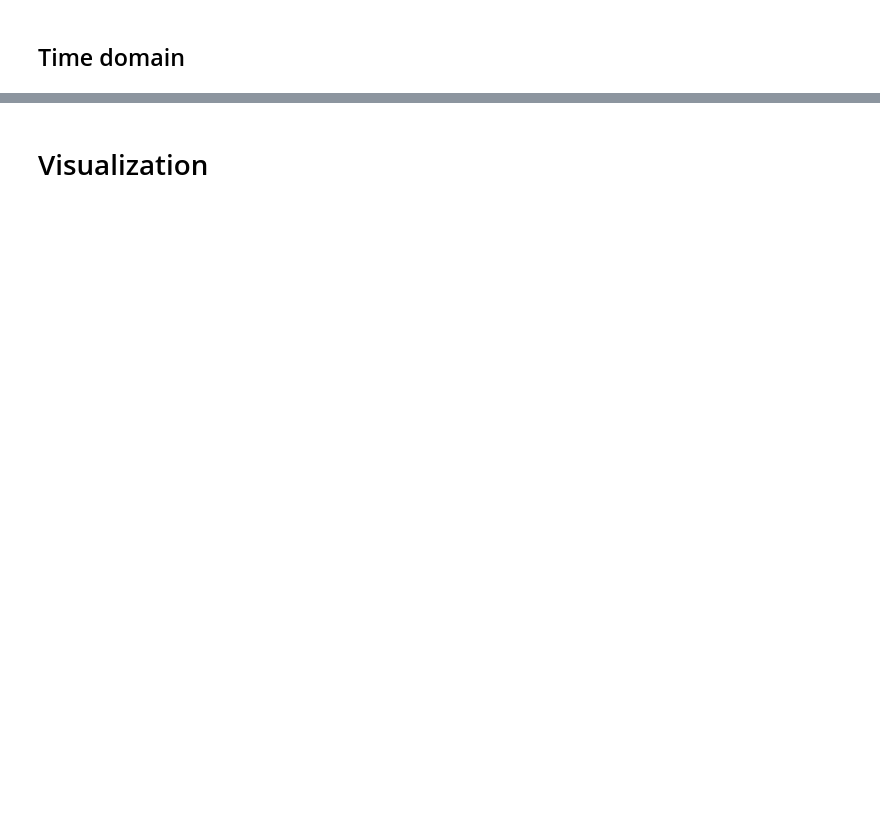
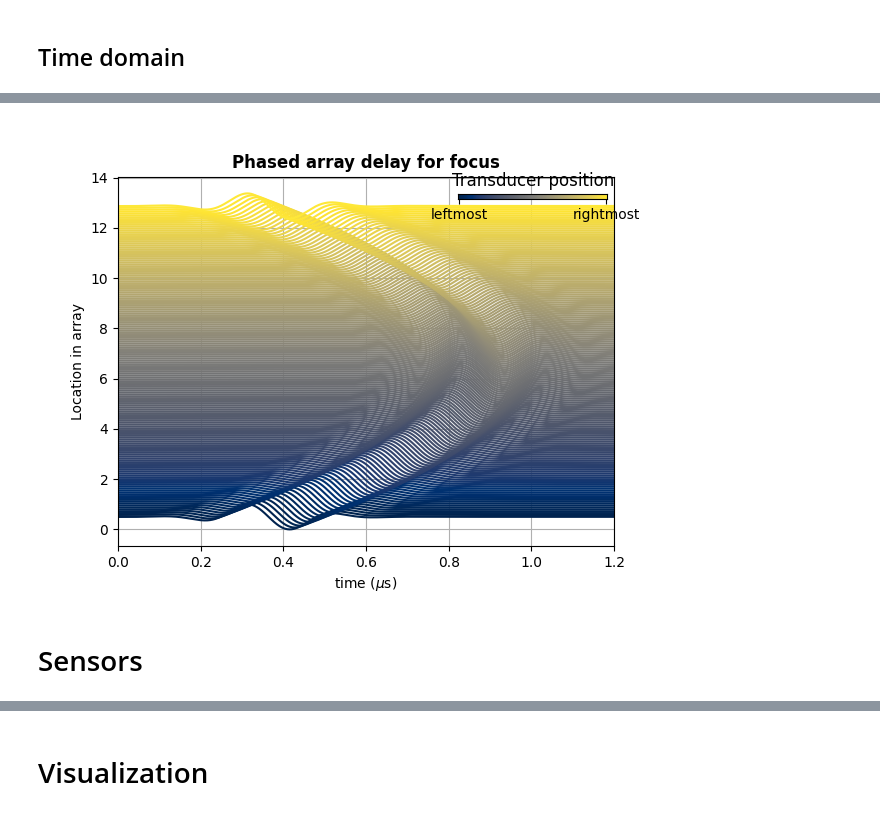
Before and after one commit to feasible-io/simulations, a Jupyter notebook: OffCenter_TEMPLATE.ipynb, the cells around one changed output, grey strips where cells are left out. Cells and saved outputs as stored; diff of their text form; code cells hidden in the pictures; blank space fills up the shorter version.

```diff
--- a/OffCenter_TEMPLATE.ipynb
+++ b/OffCenter_TEMPLATE.ipynb
@@ -314,10 +387,19 @@ for n, del_t in enumerate( list( dt.ravel() ) ):
     my_stack[n] = np.roll( my_stack[n], shift )
 
 
-plt.figure()
-for n, wav in enumerate( my_stack ):
-    wav = 0.5* ( wav-wav.min() )/( wav.max()-wav.min() )
-    plt.plot( t, 0.01*n+wav )
+ax = put.PlotGraduatedData(
+    t/1.e-6,
+    [ 0.075*n+( wav-wav.min() )/( wav.max()-wav.min() ) for n, wav in enumerate( my_stack ) ],
+    value_range=[ -5., 5. ],
+    title='Transducer position',
+    loc='upper right',
+    llabel='leftmost',
+    rlabel='rightmost'
+)
+ax.set_xlim( [ 0., 1.2 ] )
+ax.set_title( 'Phased array delay for focus', weight='bold' )
+ax.set_xlabel( 'time ($\\mu$s)' )
+ax.set_ylabel( 'Location in array' )
 
 sources = Sources(
     positions=( yloc, xloc ),
@@ -325,3 +407,4 @@ sources = Sources(
     dt=time_axis.dt,
     domain=domain_azim
 )
+# %% [output]
@@ -327,0 +412,3 @@ sources = Sources(
+[figure, added]
+# %% [markdown]
+# Sensors
```
Also changed, not shown: parts of 20 cells of this notebook, 4 other files.
